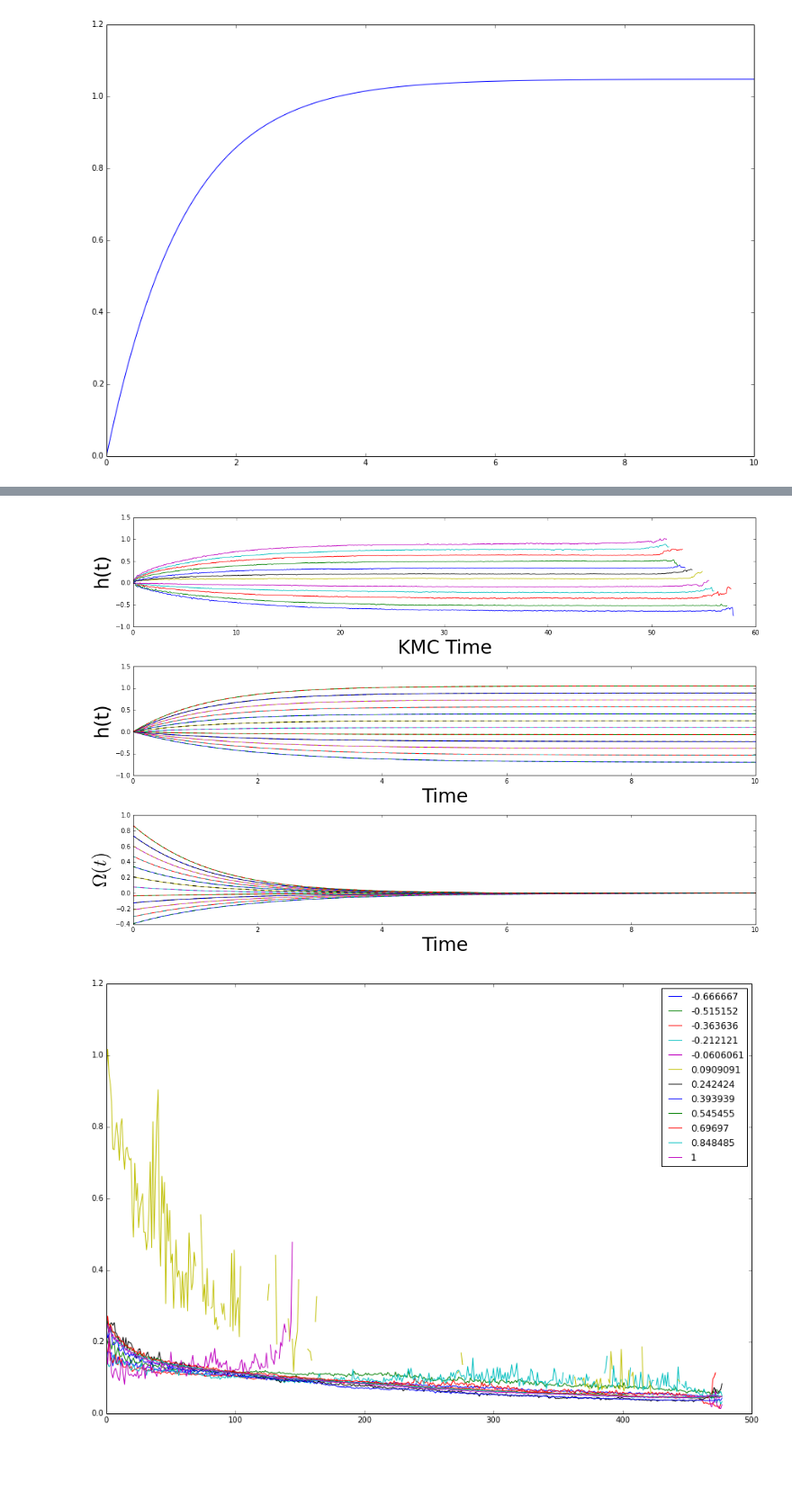
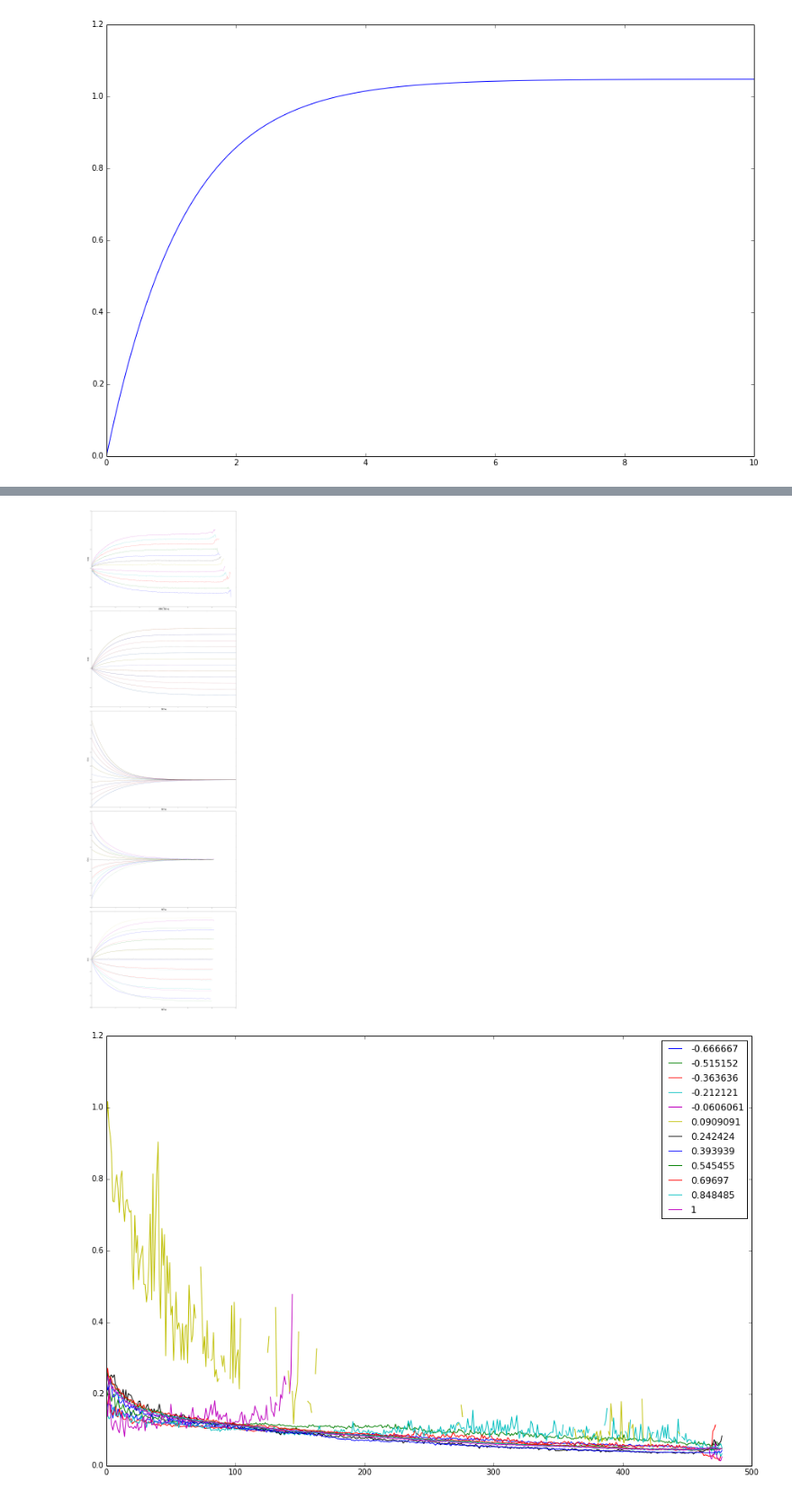
Before and after one commit to jorgehog/notebookCollection, a Jupyter notebook: GrowthEquations.ipynb, the cells around one changed output, grey strips where cells are left out. Shown at 90% size. Saved outputs shown, nothing was run; the diff lists cells and outputs as text; code cells hidden in the pictures; blank space fills up the shorter version.

```diff
--- a/GrowthEquations.ipynb
+++ b/GrowthEquations.ipynb
@@ -276,6 +276,14 @@ kmc_times = np.load(join(kmc_input_dir, "lattice_times.npy"))
 kmc_input_supersaturations = np.load(join(kmc_input_dir, "lattice_supersaturations.npy"))
 kmc_lengths = np.load(join(kmc_input_dir, "lattice_lengths.npy"))
 kmc_heights = np.load(join(kmc_input_dir, "lattice_heights.npy"))
+# %%
+kmc_input_dir = "/home/jorgehog/Dropbox/PhD/papers/paper2/data/cconc_speed_1/"
+
+kmc_ctimes = np.load(join(kmc_input_dir, "cconc_times.npy"))
+kmc_cinput_supersaturations = np.load(join(kmc_input_dir, "cconc_supersaturations.npy"))
+kmc_clengths = np.load(join(kmc_input_dir, "cconc_lengths.npy"))
+kmc_cheights = np.load(join(kmc_input_dir, "cconc_heights.npy"))
+kmc_cconc = np.load(join(kmc_input_dir, "cconc_conc.npy"))
 # %%
 def solve(T, k, h0, inital_omega, delta_t, N):
 
@@ -460,7 +468,7 @@ def k_convert(heights, times, h0, c0, o0):
 
     return k
 # %%
-f, axes = subplots(3, 1)
+f, axes = subplots(5, 1, figsize=(30, 100))
 for j, o0 in enumerate(kmc_input_supersaturations):
 
     l = kmc_lengths[j]
@@ -513,7 +521,65 @@ for j, o0 in enumerate(kmc_input_supersaturations):
     axes[2].set_xlabel("Time", fontsize=30)
     axes[2].set_ylabel(r"$\Omega(t)$", fontsize=30)
 
-    print o0, (k_convert(array(all_h_analytic)[1:], array(time)[1:], h0, c0(T), o0) - get_k(T, o0)).mean()
+
+for j, o0 in enumerate(kmc_cinput_supersaturations):
+
+
+    k = get_k(T, o0)
+    K_val = K(k, h0, c0_val, o0)
+    c_val = c(k, K_val, o0, h0)
+
+    h = 0
+    all_h = [h]
+    all_h_analytic = []
+
+    all_v = []
+    all_v_analytic = []
+
+    time = [0]
+
+    c1_val = c1(c_val, K_val, h0)
+
+    for i in range(N):
+
+        v = speed(c_val, K_val, h0, h)
+
+        all_v.append(v)
+        all_v_analytic.append(k*omegasolution(k, c_val, K_val, c1_val, i*dt))
+
+        h += v*dt
+
+        all_h.append(h)
+        time.append(time[-1] + dt)
+
+        all_h_analytic.append(solution(h0, c1_val, c_val, K_val, i*dt))
+
+    all_h_analytic.append(solution(h0, c1_val, c_val, K_val, N*dt))
+    all_v.append(speed(c_val, K_val, h0, h))
+    all_v_analytic.append(k*omegasolution(k, c_val, K_val, c1_val, N*dt))
+
+
+    l2 = kmc_clengths[j]
+    o2 = kmc_cconc[j, :l2]/c0(T) - 1
+
+
+    T2 = kmc_ctimes[j, :l2]/(1 + o2)
+
+    L = len(T2)/2
+
+    T2 = T2[:L]
+    o2 = o2[:L]
+
+
+    axes[3].plot(T2, o2, "-")
+    axes[3].plot(time, all_v_analytic/k, "--")
+    axes[3].set_xlabel("Time", fontsize=30)
+    axes[3].set_ylabel(r"$\Omega(t)$", fontsize=30)
+
+    axes[4].plot(T2, kmc_cheights[j, :l2][:L], "-")
+    axes[4].plot(time, all_h_analytic, "--")
+    axes[4].set_xlabel("Time", fontsize=30)
+    axes[4].set_ylabel(r"$h(t)$", fontsize=30)
 
 tight_layout()
 show()
@@ -533,4 +587,4 @@ show()
-[figure, old version]
+[figure, new version]
 # %%
 T = 1.
 h0 = 20.
```
Also changed, not shown: parts of 1 cell of this notebook.
